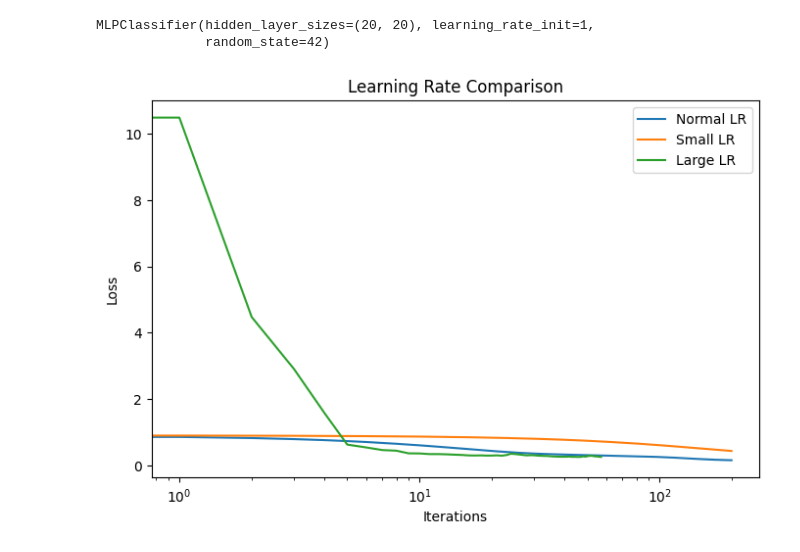
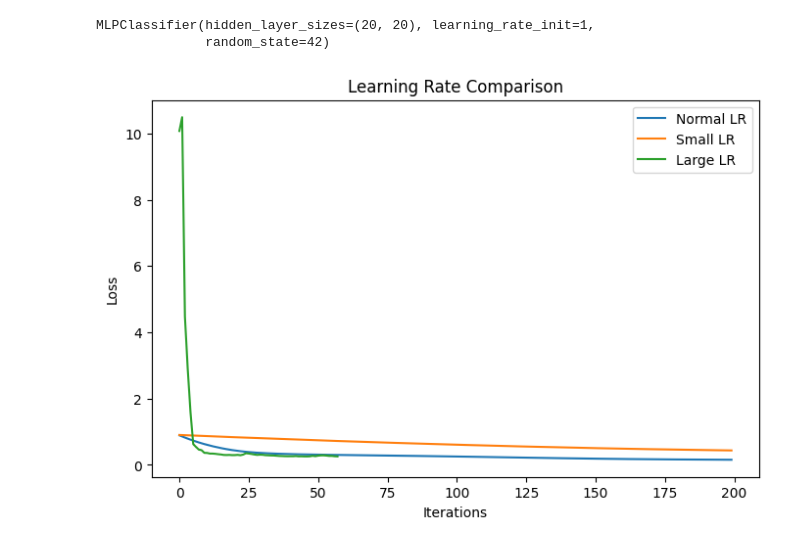
Before and after one commit to architsh007/hands-on-ml-geron, a Jupyter notebook: 10_neural_networks/notebook/02_backpropagation_and_training_dynamics.ipynb, the cells around one changed output. Drawn from its saved outputs; the diff is of its cells as text; code cells hidden in the pictures.

```diff
--- a/10_neural_networks/notebook/02_backpropagation_and_training_dynamics.ipynb
+++ b/10_neural_networks/notebook/02_backpropagation_and_training_dynamics.ipynb
@@ -98,21 +115,20 @@ MLPClassifier(hidden_layer_sizes=(20, 20), learning_rate_init=1,
 # %%
 plt.figure(figsize=(8,5))
 
 plt.plot(mlp.loss_curve_, label="Normal LR")
 plt.plot(mlp_small_lr.loss_curve_, label="Small LR")
 plt.plot(mlp_large_lr.loss_curve_, label="Large LR")
 
 plt.xlabel("Iterations")
 plt.ylabel("Loss")
 
 plt.title("Learning Rate Comparison")
-plt.xscale()
 
 plt.legend()
 
 plt.show()
 # %% [output]
-[figure, old version]
+[figure, new version]
 # %% [markdown]
 ## Training Dynamics Interpretation
 
```
Also changed, not shown: parts of 3 cells of this notebook, 2 other files.
